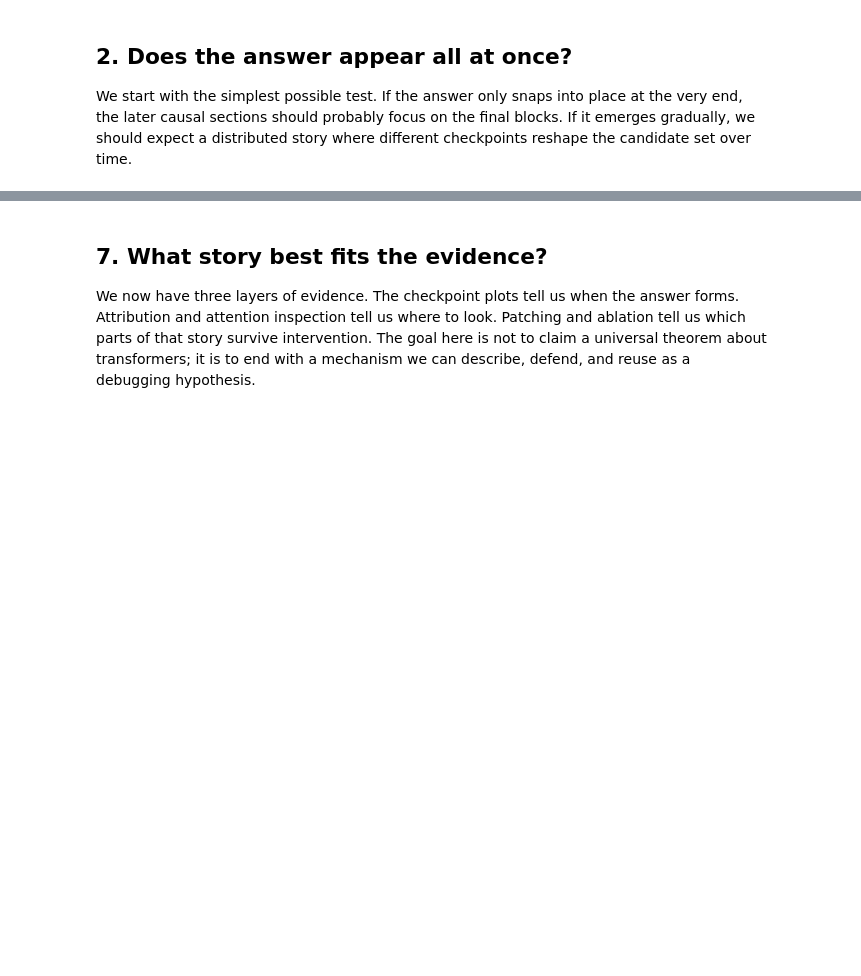
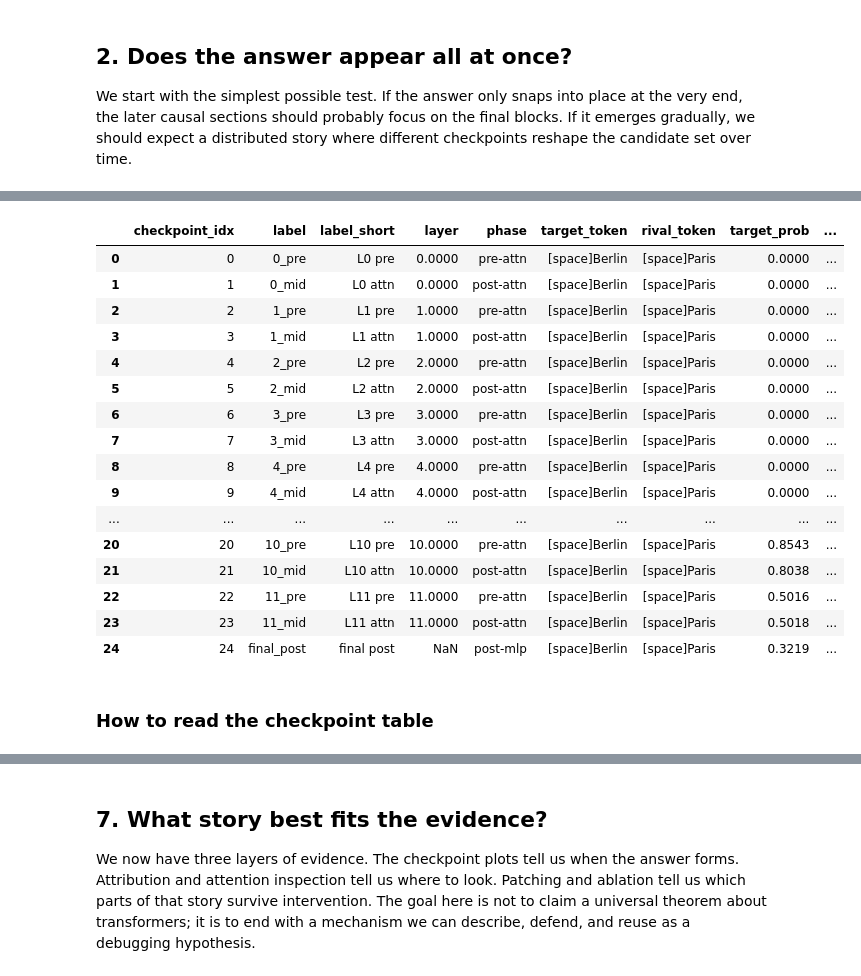
Before and after one commit to benk7alifa/llm-mechanics-lab, a Jupyter notebook: notebooks/llm_mechanics_lab.ipynb, the cells around one changed output, grey strips where cells are left out. Saved outputs shown, nothing was run; the diff lists cells and outputs as text; code cells hidden in the pictures; blank space fills up the shorter version.

```diff
--- a/notebooks/llm_mechanics_lab.ipynb
+++ b/notebooks/llm_mechanics_lab.ipynb
@@ -1156,0 +985,70 @@ display_takeaways(
+# %%
+accum_resid, checkpoint_labels = cache.accumulated_resid(
+    layer=-1,
+    incl_mid=True,
+    return_labels=True,
+)
+
+resid_last_pos = accum_resid[:, -1, :]
+resid_normed = model.ln_final(accum_resid)
+checkpoint_logits = model.unembed(resid_normed)
+checkpoint_logits_last_pos = checkpoint_logits[:, -1, :]
+
+checkpoint_df = build_checkpoint_dataframe(
+    model=model,
+    checkpoint_labels=checkpoint_labels,
+    checkpoint_logits_last_pos=checkpoint_logits_last_pos,
+    resid_last_pos=resid_last_pos,
+    target_token=target_token_id,
+    rival_token=rival_token_id,
+)
+
+candidate_token_ids = choose_candidate_token_ids(
+    checkpoint_logits_last_pos,
+    target_token=target_token_id,
+    rival_token=rival_token_id,
+    max_tokens=7,
+)
+candidate_labels, candidate_matrix = build_candidate_matrix(
+    model,
+    checkpoint_logits_last_pos,
+    candidate_token_ids,
+)
+
+display(checkpoint_df)
+
+display_field_guide(
+    "How to read the checkpoint table",
+    {
+        "checkpoint_idx": "The order of this checkpoint in the forward pass.",
+        "label": "TransformerLens' raw checkpoint name such as `8_mid`.",
+        "label_short": "A more readable label such as `L8 attn`.",
+        "layer": "Which transformer block this checkpoint belongs to.",
+        "phase": "Whether the checkpoint is before attention, after attention, or after the MLP.",
+        "target_token / rival_token": "The two tokens whose competition we track throughout the notebook.",
+        "target_prob / rival_prob": "The softmax probability of each token if we stopped the run at that checkpoint.",
+        "logit_diff": "Target logit minus rival logit. Positive means the answer is winning even if both probabilities are still small.",
+        "target_rank / rival_rank": "The rank of each token among the full vocabulary at that checkpoint.",
+        "top_prediction": "The token currently in first place at that checkpoint.",
+        "residual_norm": "The L2 size of the residual state at that checkpoint.",
+    },
+)
+# %% [output]
+|  | checkpoint_idx | label | label_short | layer | phase | target_token | rival_token | target_prob | ... |
+| 0 | 0 | 0_pre | L0 pre | 0.0000 | pre-attn | [space]Berlin | [space]Paris | 0.0000 | ... |
+| 1 | 1 | 0_mid | L0 attn | 0.0000 | post-attn | [space]Berlin | [space]Paris | 0.0000 | ... |
+| 2 | 2 | 1_pre | L1 pre | 1.0000 | pre-attn | [space]Berlin | [space]Paris | 0.0000 | ... |
+| 3 | 3 | 1_mid | L1 attn | 1.0000 | post-attn | [space]Berlin | [space]Paris | 0.0000 | ... |
+| 4 | 4 | 2_pre | L2 pre | 2.0000 | pre-attn | [space]Berlin | [space]Paris | 0.0000 | ... |
+| 5 | 5 | 2_mid | L2 attn | 2.0000 | post-attn | [space]Berlin | [space]Paris | 0.0000 | ... |
+| 6 | 6 | 3_pre | L3 pre | 3.0000 | pre-attn | [space]Berlin | [space]Paris | 0.0000 | ... |
+| 7 | 7 | 3_mid | L3 attn | 3.0000 | post-attn | [space]Berlin | [space]Paris | 0.0000 | ... |
+| 8 | 8 | 4_pre | L4 pre | 4.0000 | pre-attn | [space]Berlin | [space]Paris | 0.0000 | ... |
+| 9 | 9 | 4_mid | L4 attn | 4.0000 | post-attn | [space]Berlin | [space]Paris | 0.0000 | ... |
+| ... | ... | ... | ... | ... | ... | ... | ... | ... | ... |
+| 20 | 20 | 10_pre | L10 pre | 10.0000 | pre-attn | [space]Berlin | [space]Paris | 0.8543 | ... |
+| 21 | 21 | 10_mid | L10 attn | 10.0000 | post-attn | [space]Berlin | [space]Paris | 0.8038 | ... |
+| 22 | 22 | 11_pre | L11 pre | 11.0000 | pre-attn | [space]Berlin | [space]Paris | 0.5016 | ... |
+| 23 | 23 | 11_mid | L11 attn | 11.0000 | post-attn | [space]Berlin | [space]Paris | 0.5018 | ... |
+| 24 | 24 | final_post | final post | NaN | post-mlp | [space]Berlin | [space]Paris | 0.3219 | ... |
+### How to read the checkpoint table
```
Also changed, not shown: parts of 78 cells of this notebook, 1 other file.
